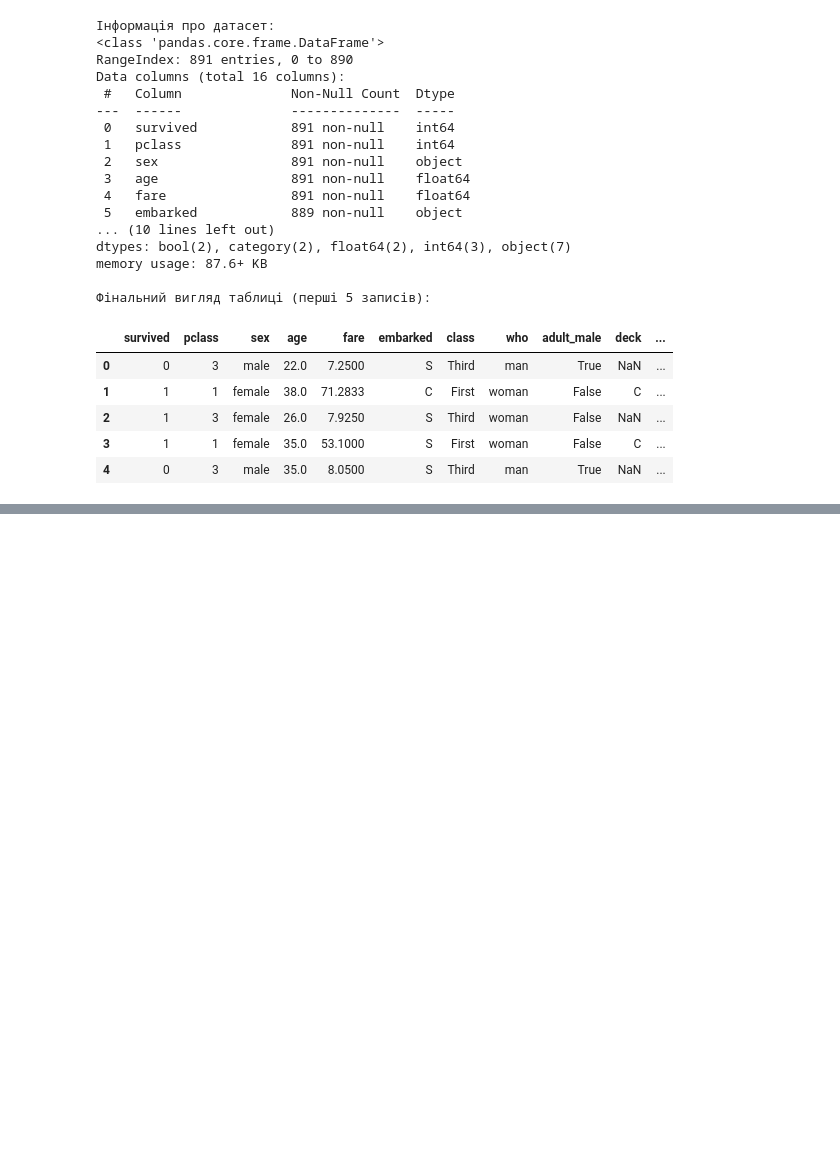
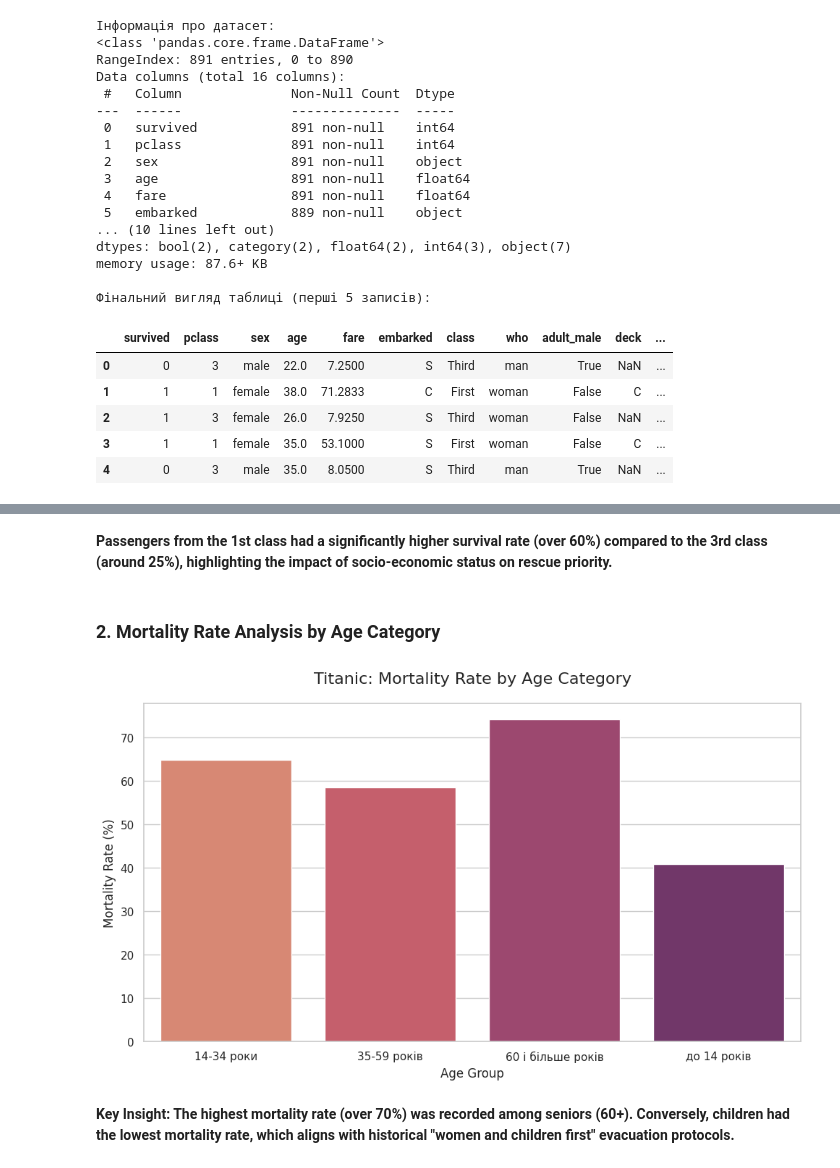
Before and after one commit to s107geo-svg/Data-Analytics-Projects, a Jupyter notebook: Titanic_Survival_Analysis.ipynb, the cells around one changed output, grey strips where cells are left out. Cells and saved outputs as stored; diff of their text form; code cells hidden in the pictures; blank space fills up the shorter version.

```diff
--- a/Titanic_Survival_Analysis.ipynb
+++ b/Titanic_Survival_Analysis.ipynb
@@ -290,0 +311,19 @@ memory usage: 87.6+ KB
+# %% [markdown]
+**Passengers from the 1st class had a significantly higher survival rate (over 60%) compared to the 3rd class (around 25%), highlighting the impact of socio-economic status on rescue priority.**
+# %% [markdown]
+### **2. Mortality Rate Analysis by Age Category**
+# %%
+# Графік смертності за віком
+plt.figure(figsize=(10, 6))
+df_plot = death_stats.reset_index()
+sns.barplot(x='age_category', y='mortality_rate_%', hue='age_category', data=df_plot, palette='flare', legend=False)
+plt.title('Titanic: Mortality Rate by Age Category', fontsize=16, pad=20)
+plt.ylabel('Mortality Rate (%)', fontsize=12)
+plt.xlabel('Age Group', fontsize=12)
+plt.xticks(rotation=0)
+plt.tight_layout()
+plt.show()
+# %% [output]
+[figure, added]
+# %% [markdown]
+**Key Insight: The highest mortality rate (over 70%) was recorded among seniors (60+). Conversely, children had the lowest mortality rate, which aligns with historical "women and children first" evacuation protocols.**
```
Also changed, not shown: parts of 3 cells of this notebook.
